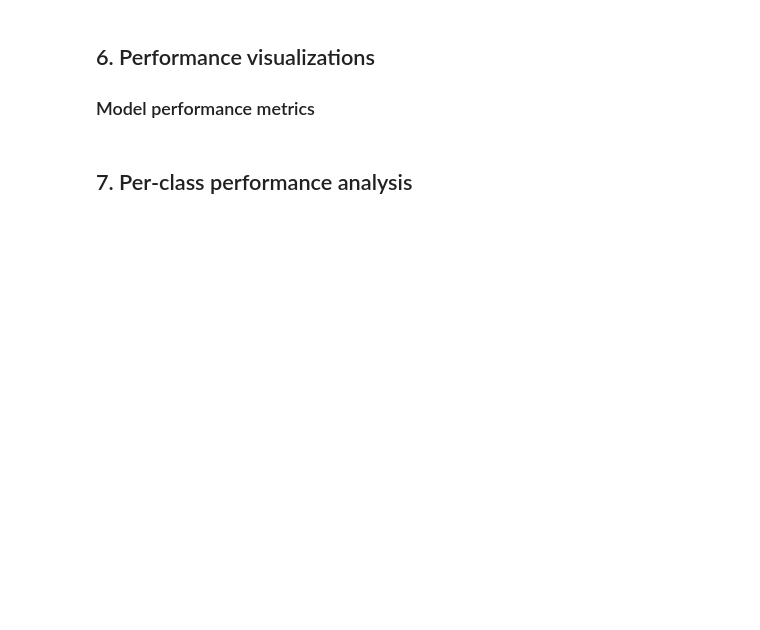
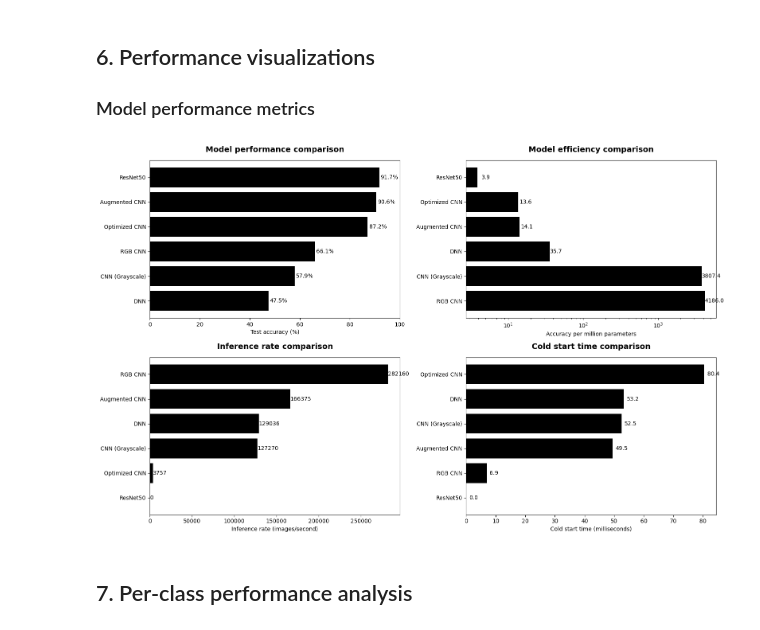
Before and after one commit to gperdrizet/CIFAR10, a Jupyter notebook: notebooks/08-results.ipynb, the cells around one changed output. Drawn from its saved outputs; the diff is of its cells as text; code cells hidden in the pictures; blank space fills up the shorter version.

```diff
--- a/notebooks/08-results.ipynb
+++ b/notebooks/08-results.ipynb
@@ -240,19 +272,23 @@ summary_df
 fig, ((ax1, ax2), (ax3, ax4)) = plt.subplots(2, 2, figsize=(16, 10))
 
 # 1. Model performance comparison (Accuracy)
+ax1.set_title('Model performance comparison', fontweight='bold', fontsize=14, pad=15)
 sorted_results = sorted(results, key=lambda x: x['Test accuracy (%)'])
 models_acc = [r['Model'] for r in sorted_results]
 accuracies = [r['Test accuracy (%)'] for r in sorted_results]
+bars1 = ax1.barh(models_acc, accuracies, color='black')
 
-ax1.set_title('Model performance comparison', fontweight='bold', fontsize=14, pad=15)
-bars1 = ax1.barh(models_acc, accuracies, color='black')
 for i, (bar, acc) in enumerate(zip(bars1, accuracies)):
     ax1.text(acc + 0.5, i, f'{acc:.1f}%', va='center')
+
 ax1.set_xlabel('Test accuracy (%)')
 ax1.set_xlim(0, 100)
 
 # 2. Model efficiency comparison
+ax2.set_title('Model efficiency comparison', fontweight='bold', fontsize=14, pad=15)
+
 efficiency_results = []
+
 for r in results:
     params_millions = r['Total parameters'] / 1e6
     efficiency = r['Test accuracy (%)'] / params_millions
@@ -260,41 +296,50 @@ for r in results:
         'Model': r['Model'],
         'Accuracy/parameter (M)': efficiency
     })
-efficiency_results = sorted(efficiency_results, key=lambda x: x['Accuracy/parameter (M)'], reverse=True)
+
+efficiency_results = sorted(
+    efficiency_results,
+    key=lambda x: x['Accuracy/parameter (M)'],
+    reverse=True
+)
+
 models_eff = [r['Model'] for r in efficiency_results]
 efficiencies = [r['Accuracy/parameter (M)'] for r in efficiency_results]
+bars2 = ax2.barh(models_eff, efficiencies, color='black')
 
-ax2.set_title('Model efficiency comparison', fontweight='bold', fontsize=14, pad=15)
-bars2 = ax2.barh(models_eff, efficiencies, color='black')
 for i, (bar, eff) in enumerate(zip(bars2, efficiencies)):
     ax2.text(eff + 0.5, i, f'{eff:.1f}', va='center')
+
 ax2.set_xscale('log')
 ax2.set_xlabel('Accuracy per million parameters')
 
 # 3. Inference rate comparison
+ax3.set_title('Inference rate comparison', fontweight='bold', fontsize=14, pad=15)
 sorted_by_inference = sorted(results, key=lambda x: x['Inference rate (img/s)'])
 models_inf = [r['Model'] for r in sorted_by_inference]
 inference_rates_list = [r['Inference rate (img/s)'] for r in sorted_by_inference]
+bars3 = ax3.barh(models_inf, inference_rates_list, color='black')
 
-ax3.set_title('Inference rate comparison', fontweight='bold', fontsize=14, pad=15)
-bars3 = ax3.barh(models_inf, inference_rates_list, color='black')
 for i, (bar, rate) in enumerate(zip(bars3, inference_rates_list)):
     ax3.text(rate + 50, i, f'{rate:.0f}', va='center')
+
 ax3.set_xlabel('Inference rate (images/second)')
 
 # 4. Cold start time comparison
+ax4.set_title('Cold start time comparison', fontweight='bold', fontsize=14, pad=15)
 sorted_by_cold_start = sorted(results, key=lambda x: x['Cold start (ms)'])
 models_cold = [r['Model'] for r in sorted_by_cold_start]
 cold_start_list = [r['Cold start (ms)'] for r in sorted_by_cold_start]
+bars4 = ax4.barh(models_cold, cold_start_list, color='black')
 
-ax4.set_title('Cold start time comparison', fontweight='bold', fontsize=14, pad=15)
-bars4 = ax4.barh(models_cold, cold_start_list, color='black')
 for i, (bar, time_ms) in enumerate(zip(bars4, cold_start_list)):
     ax4.text(time_ms + 1, i, f'{time_ms:.1f}', va='center')
 ax4.set_xlabel('Cold start time (milliseconds)')
 
 plt.tight_layout()
 plt.show()
+# %% [output]
+[figure, added]
 # %% [markdown]
 ## 7. Per-class performance analysis
 # %%
```
Also changed, not shown: parts of 9 cells of this notebook, 4 other files.
